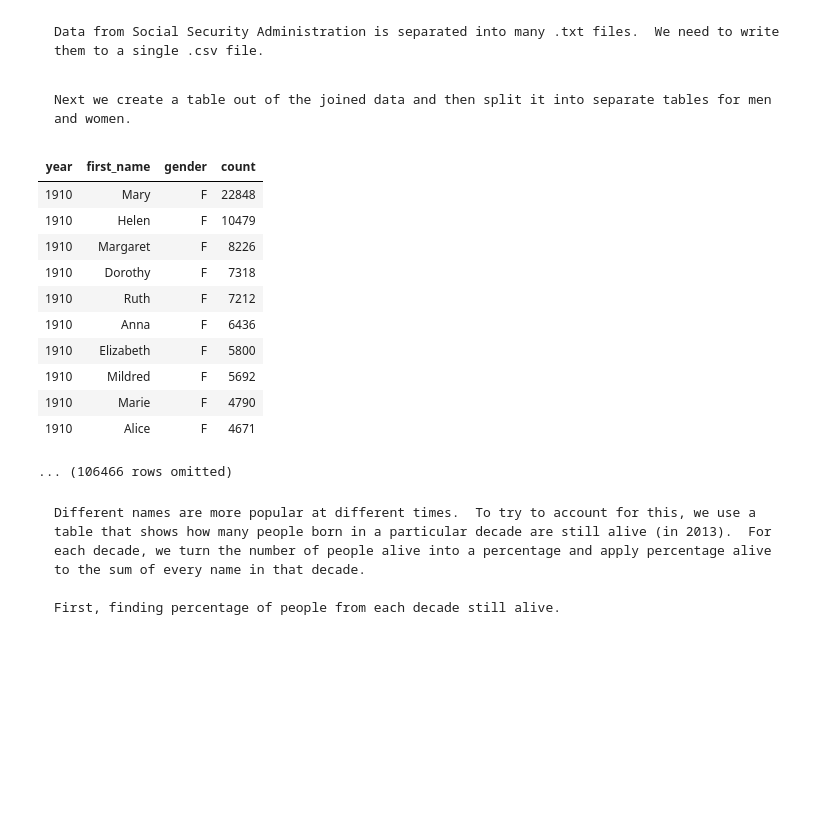
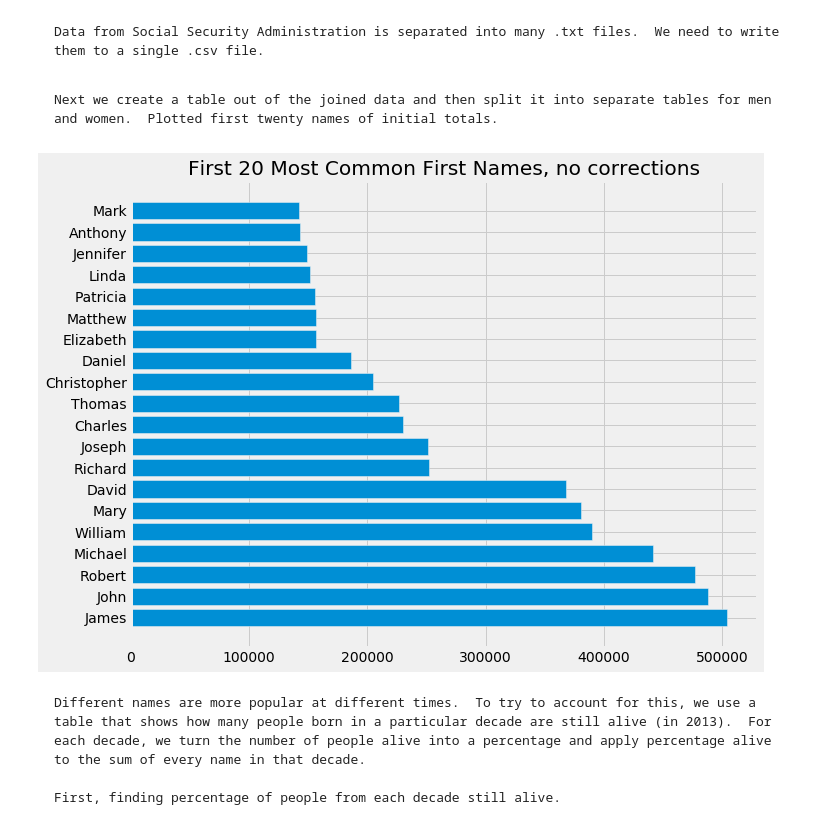
Before and after one commit to ls88-openscienceconnector/final-project-team-3, a Jupyter notebook: notebooks/Final Project Team 3.ipynb, the cells around one changed output. Cells and saved outputs as stored; diff of their text form; code cells hidden in the pictures; blank space fills up the shorter version.

`````diff
--- a/notebooks/Final Project Team 3.ipynb
+++ b/notebooks/Final Project Team 3.ipynb
@@ -2,6 +2,10 @@
 from datascience import *
 import numpy as np
 import csv
+import matplotlib.pyplot as plt
+%matplotlib inline
+
+plt.style.use('fivethirtyeight')
 # %% [markdown]
 ````markdown
 Data from Social Security Administration is separated into many .txt files.  We need to write them to a single .csv file.
@@ -22,28 +26,25 @@ for year in range(1910, 2020, 10):
     f.close()
 # %% [markdown]
 ````markdown
-Next we create a table out of the joined data and then split it into separate tables for men and women.
+Next we create a table out of the joined data and then split it into separate tables for men and women.  Plotted first twenty names of initial totals.
 ````
 # %%
 first_names = Table.read_table('../data/data1910-2010.csv')
 
 male_first   = first_names.where('gender', 'M')
 female_first = first_names.where('gender', 'F')
 
-# female_first.where('year', 1910).column('count').sum()
+raw_total     = first_names.select(['first_name', 'count']).group('first_name', collect = sum)
+raw_sorted    = raw_total.sort('count sum', descending = True)
+first_20names = raw_sorted.take[:20]
+
+plt.figure(1, figsize = (10,8))
+plt.barh(first_20names.column('first_name'), first_20names.column('count sum'))
+plt.title('First 20 Most Common First Names, no corrections')
+
+plt.show()
 # %% [output]
-| year | first_name | gender | count |
-| 1910 | Mary | F | 22848 |
-| 1910 | Helen | F | 10479 |
-| 1910 | Margaret | F | 8226 |
-| 1910 | Dorothy | F | 7318 |
-| 1910 | Ruth | F | 7212 |
-| 1910 | Anna | F | 6436 |
-| 1910 | Elizabeth | F | 5800 |
-| 1910 | Mildred | F | 5692 |
-| 1910 | Marie | F | 4790 |
-| 1910 | Alice | F | 4671 |
-... (106466 rows omitted)
+[figure, added]
 # %% [markdown]
 ````markdown
 Different names are more popular at different times.  To try to account for this, we use a table that shows how many people born in a particular decade are still alive (in 2013).  For each decade, we turn the number of people alive into a percentage and apply percentage alive to the sum of every name in that decade.
`````
Also changed, not shown: parts of 4 cells of this notebook.
